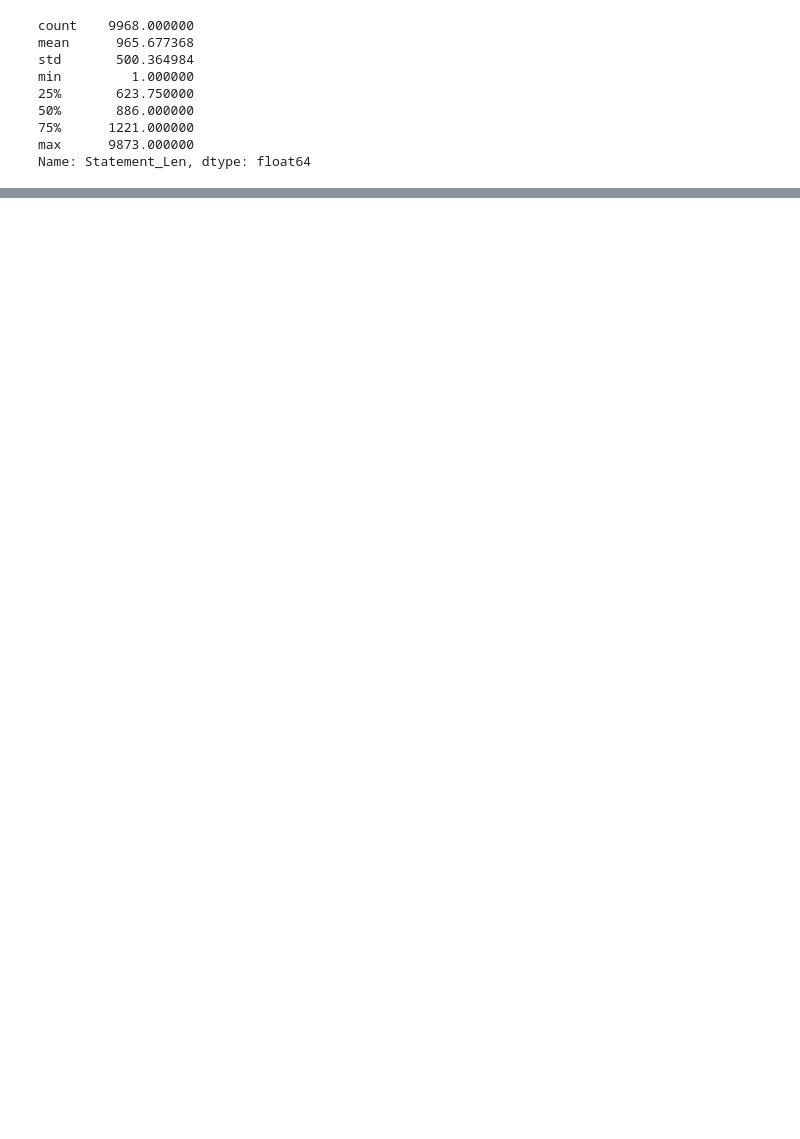
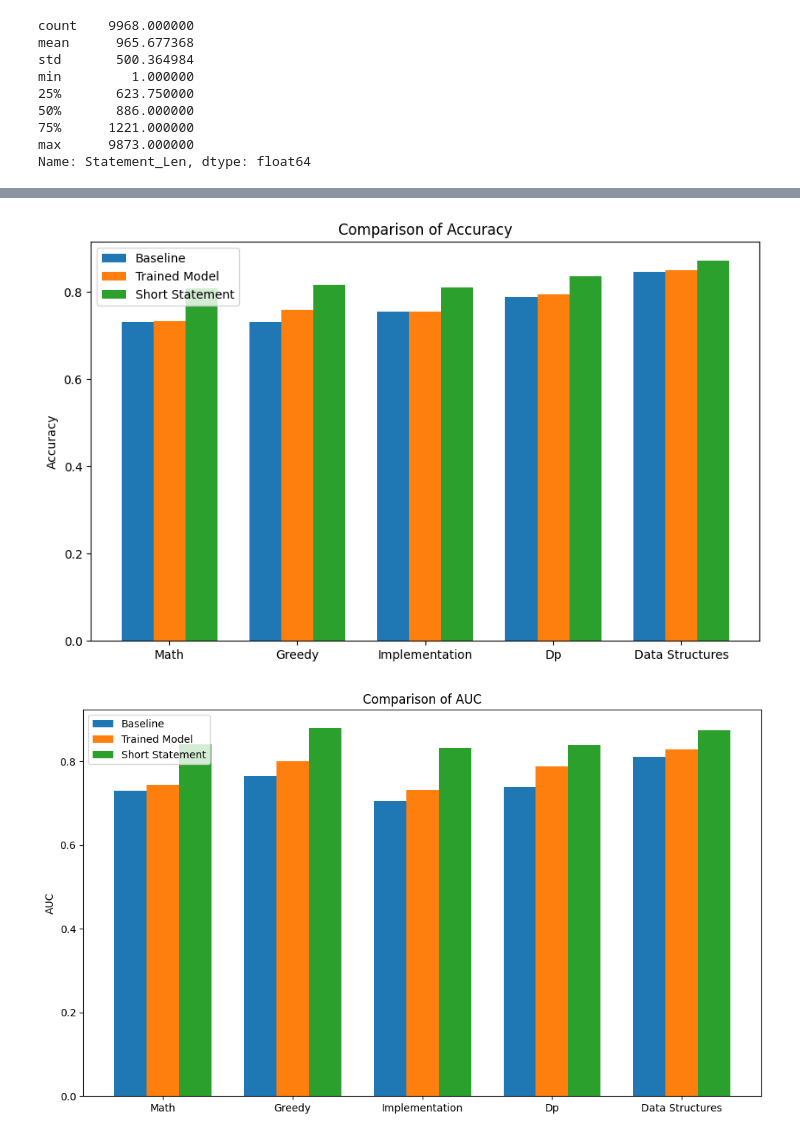
Before and after one commit to mysh212/algorithm-predictor, a Jupyter notebook: lib/data_observation.ipynb, the cells around one changed output, grey strips where cells are left out. Saved outputs shown, nothing was run; the diff lists cells and outputs as text; code cells hidden in the pictures; blank space fills up the shorter version.

```diff
--- a/lib/data_observation.ipynb
+++ b/lib/data_observation.ipynb
@@ -45,0 +117,53 @@ Name: Statement_Len, dtype: float64
+# %%
+df1 = pd.DataFrame(baseline)
+df2 = pd.DataFrame(trained_model)
+df3 = pd.DataFrame(short_statement)
+combined_df = pd.concat([df1, df2, df3], ignore_index=True)
+
+# Plotting
+categories = combined_df['Category'].unique()
+x = np.arange(len(categories))  # the label locations
+width = 0.25  # the width of the bars
+
+# Accuracy plot
+fig_accur = plt.figure(figsize=(10, 6))
+ax_accur = fig_accur.add_subplot(111)
+
+set_1 = combined_df[combined_df['Dataset'] == "Baseline"]["Accuracy"]
+set_2 = combined_df[combined_df['Dataset'] == "Trained Model"]["Accuracy"]
+set_3 = combined_df[combined_df['Dataset'] == "Short Statement"]["Accuracy"]
+
+
+ax_accur.bar(x - width, set_1, width, label='Baseline')
+ax_accur.bar(x, set_2, width, label='Trained Model')
+ax_accur.bar(x + width, set_3, width, label='Short Statement')
+ax_accur.set_ylabel('Accuracy')
+ax_accur.set_title("Comparison of Accuracy")
+ax_accur.set_xticks(x)
+ax_accur.set_xticklabels(categories)
+ax_accur.legend(loc="upper left")
+
+# AUC plot
+fig_auc = plt.figure(figsize=(10, 6))
+ax_auc = fig_auc.add_subplot(111)
+
+set_1 = combined_df[combined_df['Dataset'] == "Baseline"]["AUC"]
+set_2 = combined_df[combined_df['Dataset'] == "Trained Model"]["AUC"]
+set_3 = combined_df[combined_df['Dataset'] == "Short Statement"]["AUC"]
+
+
+ax_auc.bar(x - width, set_1, width, label='Baseline')
+ax_auc.bar(x, set_2, width, label='Trained Model')
+ax_auc.bar(x + width, set_3, width, label='Short Statement')
+ax_auc.set_ylabel('AUC')
+ax_auc.set_title("Comparison of AUC")
+ax_auc.set_xticks(x)
+ax_auc.set_xticklabels(categories)
+ax_auc.legend(loc="upper left")
+
+# Display both plots
+plt.tight_layout()
+plt.show()
+# %% [output]
+[figure, added]
+[figure, added]
```
Also changed, not shown: parts of 4 cells of this notebook, 5 other files.
